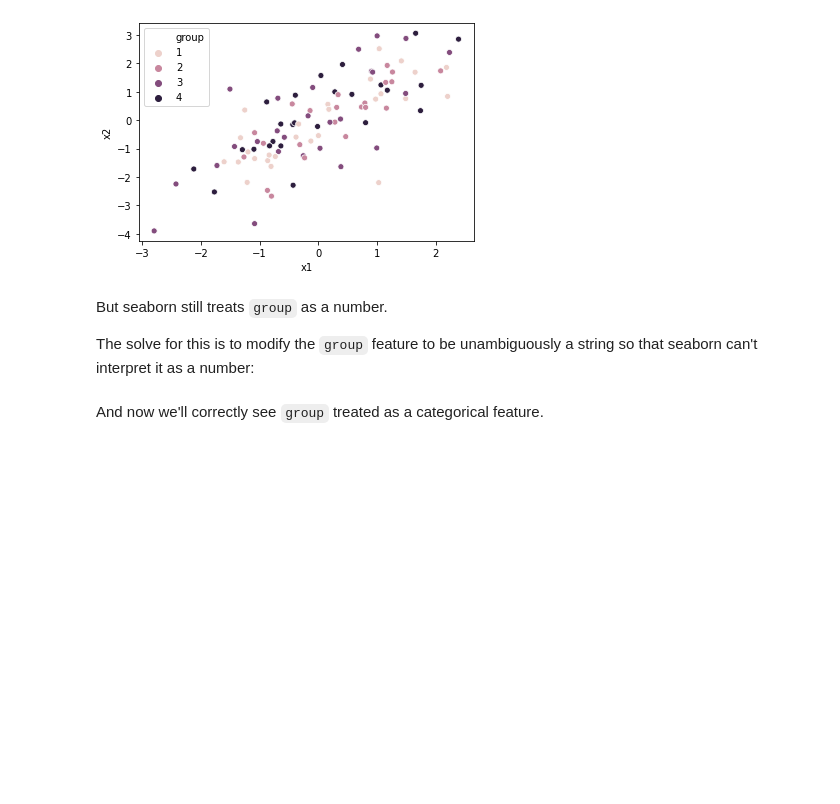
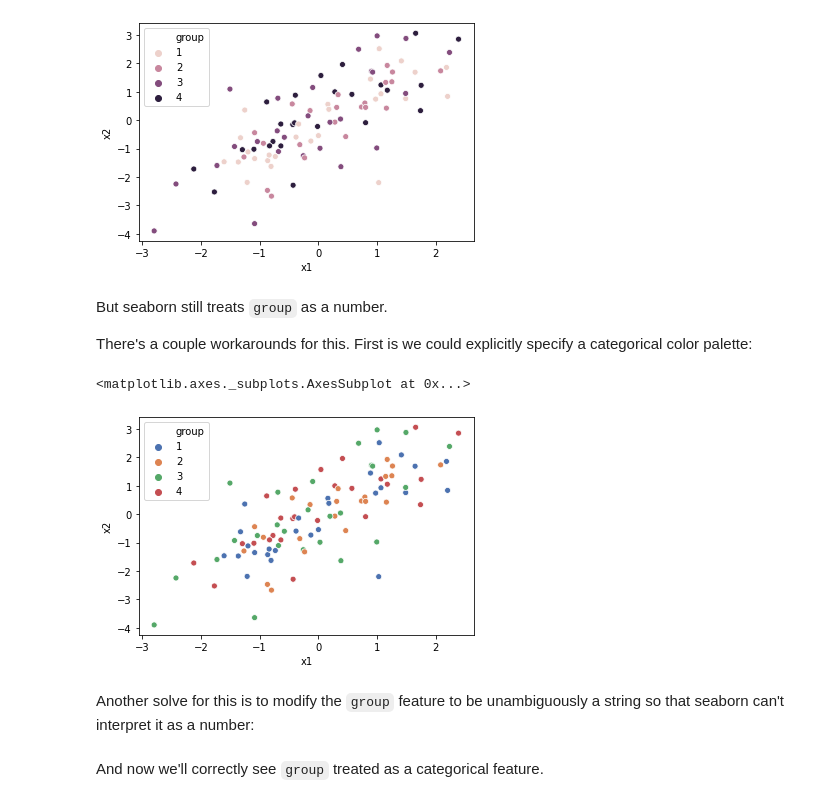
Before and after one commit to CodeupClassroom/darden-clustering, a Jupyter notebook: seaborn_color_issue.ipynb, the cells around one changed output. Drawn from its saved outputs; the diff is of its cells as text; code cells hidden in the pictures; blank space fills up the shorter version.

```diff
--- a/seaborn_color_issue.ipynb
+++ b/seaborn_color_issue.ipynb
@@ -48,10 +48,17 @@ sns.scatterplot(data=df, x='x1', y='x2', hue='group')
 # %% [output]
 <matplotlib.axes._subplots.AxesSubplot at 0x...>
 [figure]
+# %% [markdown]
+But seaborn still treats `group` as a number.
+
+There's a couple workarounds for this. First is we could explicitly specify a categorical color palette:
+# %%
+sns.scatterplot(data=df, x='x1', y='x2', hue='group', palette='deep')
+# %% [output]
+<matplotlib.axes._subplots.AxesSubplot at 0x...>
+[figure, added]
 # %% [markdown]
-But seaborn still treats `group` as a number.
-
-The solve for this is to modify the `group` feature to be unambiguously a string so that seaborn can't interpret it as a number:
+Another solve for this is to modify the `group` feature to be unambiguously a string so that seaborn can't interpret it as a number:
 # %%
 df.group = 'group ' + df.group.astype(str)
 # %% [markdown]
```
Also changed, not shown: parts of 1 cell of this notebook, 1 other file.
